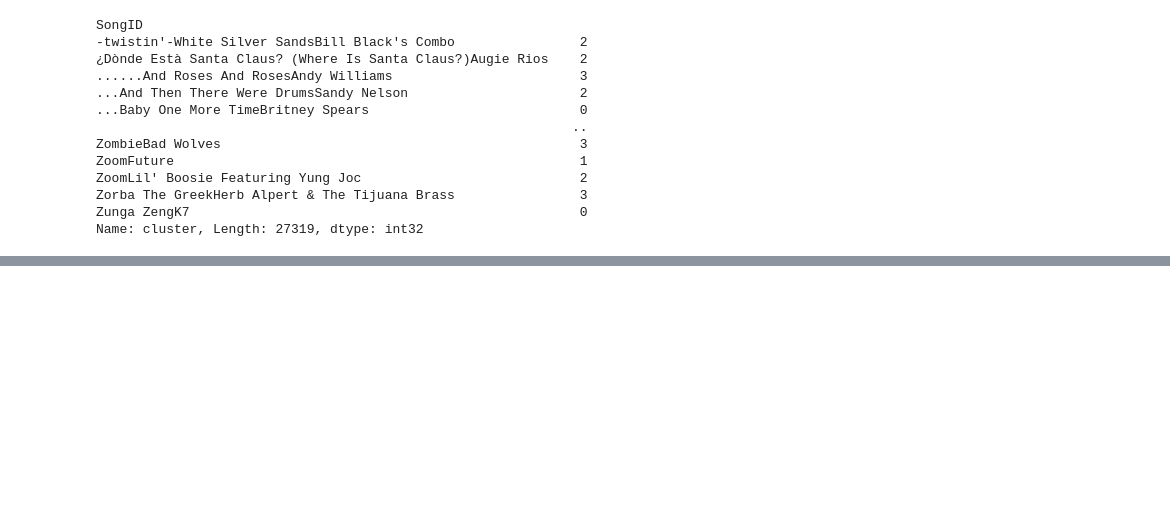
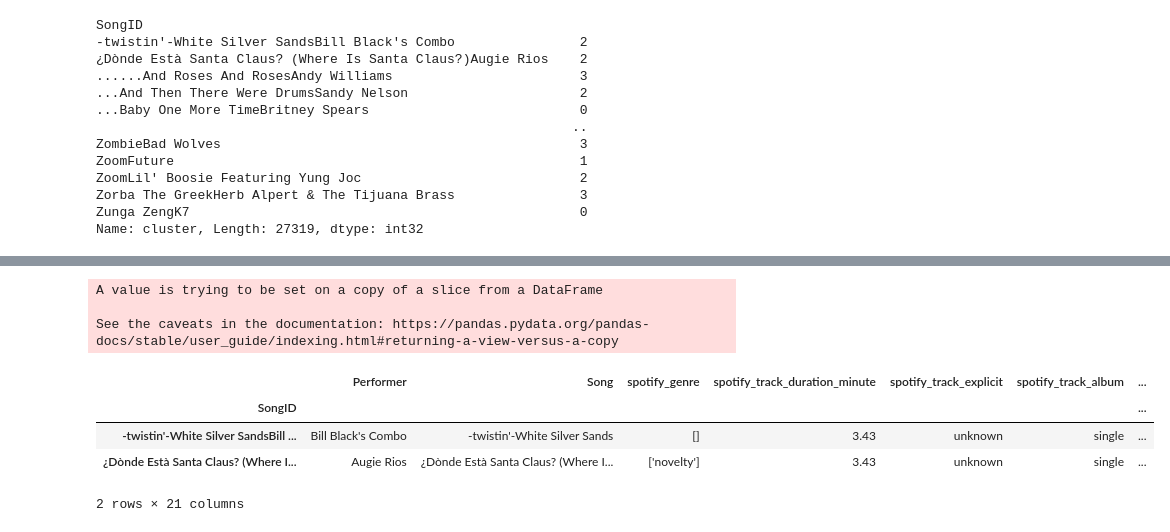
Before and after one commit to alelovo/Project_MachineLearning, a Jupyter notebook: CLUSTER.ipynb, the cells around one changed output, grey strips where cells are left out. Cells and saved outputs as stored; diff of their text form; code cells hidden in the pictures; blank space fills up the shorter version.

```diff
--- a/CLUSTER.ipynb
+++ b/CLUSTER.ipynb
@@ -644,0 +668,14 @@ display(merge_df)
+# %%
+# now since we have the index that is SongID and also the column SongID
+# we drop the column SongID
+merge_unique_df.drop(columns=['SongID'],inplace=True)
+merge_unique_df.head(2)
+# %% [output]
+A value is trying to be set on a copy of a slice from a DataFrame
+
+See the caveats in the documentation: https://pandas.pydata.org/pandas-docs/stable/user_guide/indexing.html#returning-a-view-versus-a-copy
+|  | Performer | Song | spotify_genre | spotify_track_duration_minute | spotify_track_explicit | spotify_track_album | ... |
+| SongID |  |  |  |  |  |  | ... |
+| -twistin'-White Silver SandsBill ... | Bill Black's Combo | -twistin'-White Silver Sands | [] | 3.43 | unknown | single | ... |
+| ¿Dònde Està Santa Claus? (Where I... | Augie Rios | ¿Dònde Està Santa Claus? (Where I... | ['novelty'] | 3.43 | unknown | single | ... |
+2 rows × 21 columns
```
Also changed, not shown: parts of 16 cells of this notebook, 1 other file.
